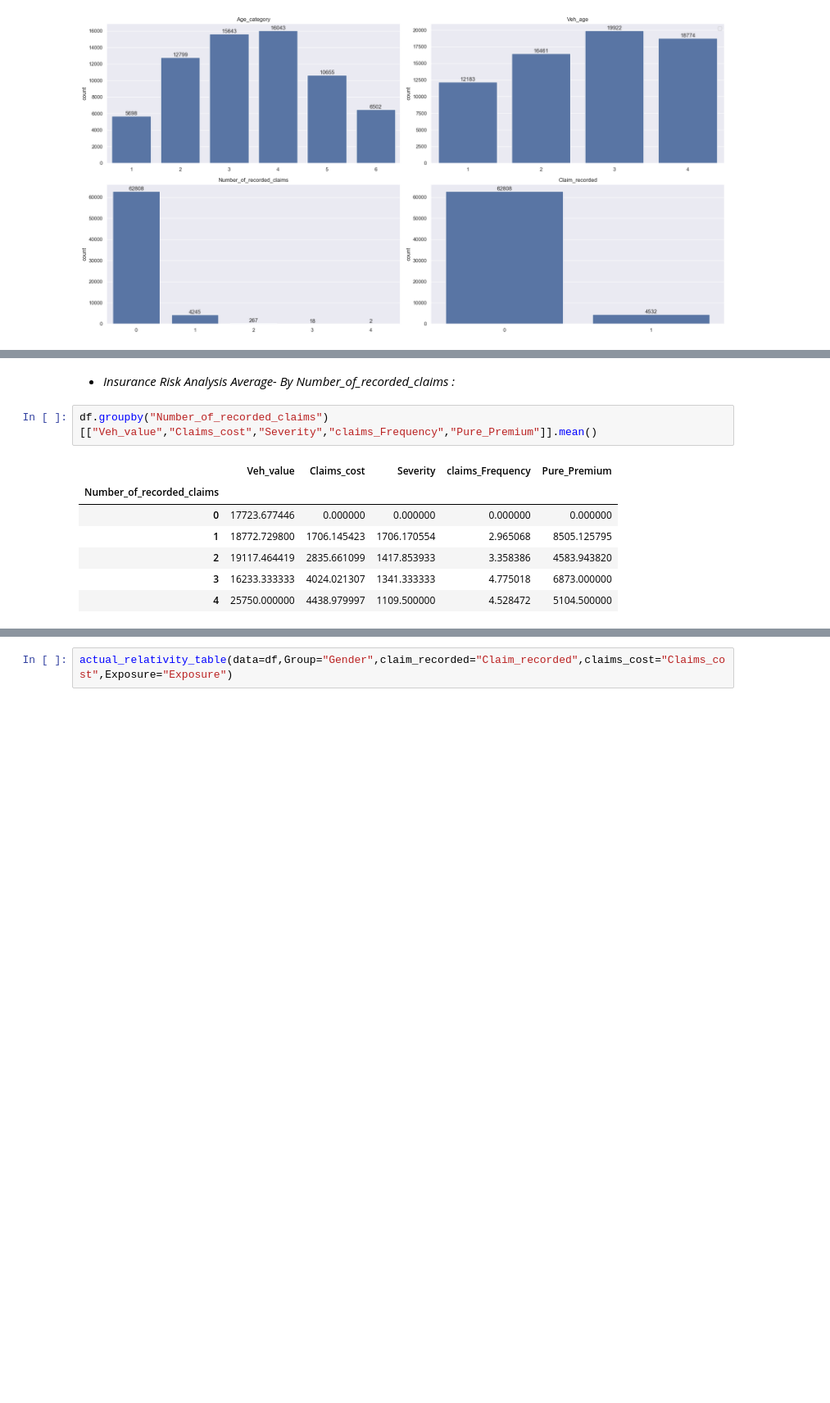
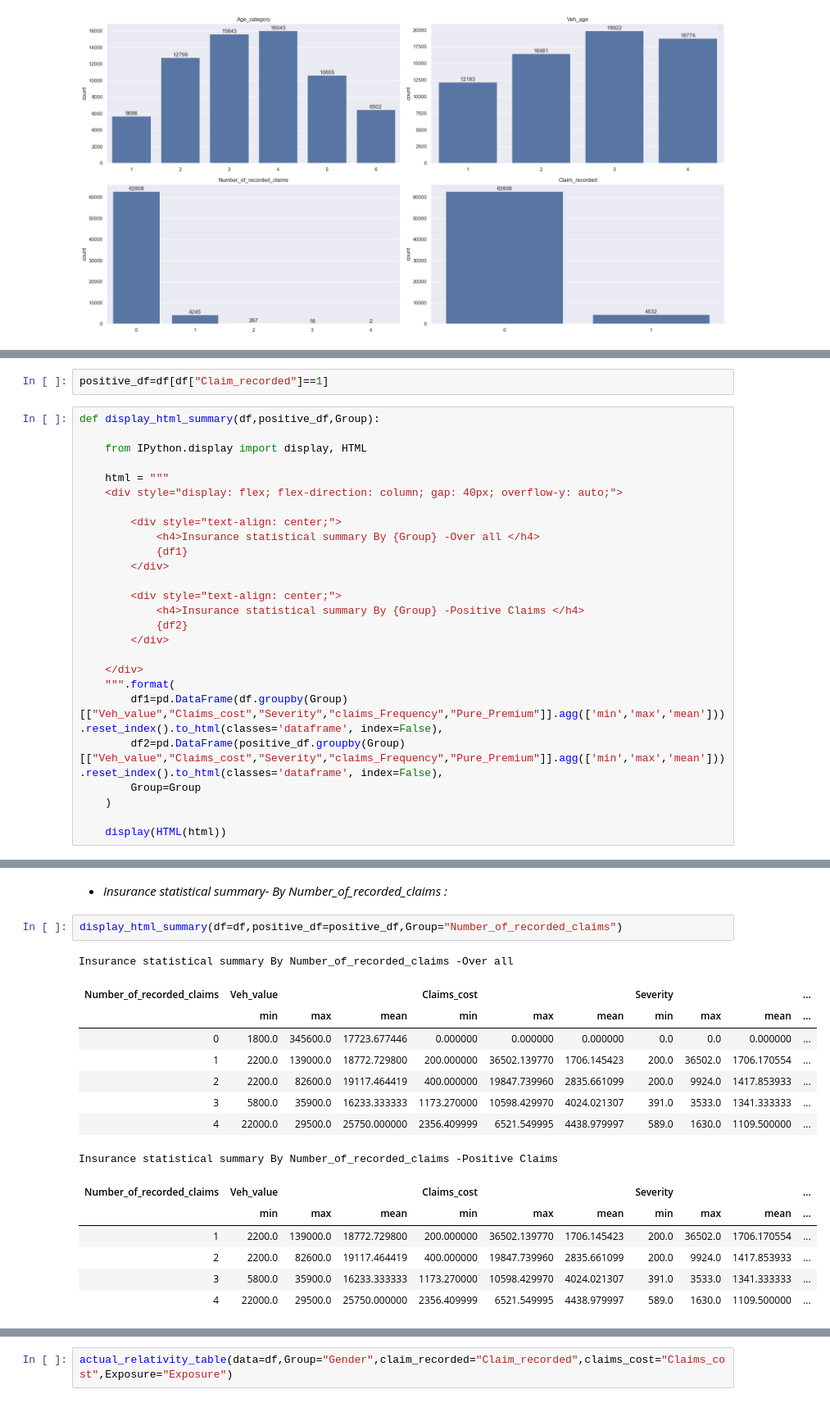
Before and after one commit to omars1234/Auto_Mobile_Inusrance_Analysis, a Jupyter notebook: Project_NoteBook.ipynb, the cells around one changed output, grey strips where cells are left out. Shown at 82% size. Cells and saved outputs as stored; diff of their text form; blank space fills up the shorter version.

```diff
--- a/Project_NoteBook.ipynb
+++ b/Project_NoteBook.ipynb
@@ -396 +390,29 @@ df[["Veh_value","Claims_cost","Severity","claims_Frequency","Pure_Premium"]].mea
+# %%
+positive_df=df[df["Claim_recorded"]==1]
+# %%
+def display_html_summary(df,positive_df,Group):
+
+    from IPython.display import display, HTML
+
+    html = """
+    <div style="display: flex; flex-direction: column; gap: 40px; overflow-y: auto;">
+
+        <div style="text-align: center;">
+            <h4>Insurance statistical summary By {Group} -Over all </h4>
+            {df1}
+        </div>
+
+        <div style="text-align: center;">
+            <h4>Insurance statistical summary By {Group} -Positive Claims </h4>
+            {df2}
+        </div>
+
+    </div>
+    """.format(
+        df1=pd.DataFrame(df.groupby(Group)[["Veh_value","Claims_cost","Severity","claims_Frequency","Pure_Premium"]].agg(['min','max','mean'])).reset_index().to_html(classes='dataframe', index=False),
+        df2=pd.DataFrame(positive_df.groupby(Group)[["Veh_value","Claims_cost","Severity","claims_Frequency","Pure_Premium"]].agg(['min','max','mean'])).reset_index().to_html(classes='dataframe', index=False),
+        Group=Group
+    )
+
+    display(HTML(html))
 # %% [markdown]
@@ -442,13 +504,21 @@ df.groupby("Veh_age")[["Veh_value","Claims_cost","Severity","claims_Frequency","
 # %% [markdown]
-* *Insurance Risk Analysis Average- By Number_of_recorded_claims :*
+* *Insurance statistical summary- By Number_of_recorded_claims :*
 # %%
-df.groupby("Number_of_recorded_claims")[["Veh_value","Claims_cost","Severity","claims_Frequency","Pure_Premium"]].mean()
+display_html_summary(df=df,positive_df=positive_df,Group="Number_of_recorded_claims")
 # %% [output]
+Insurance statistical summary By Number_of_recorded_claims -Over all
-|  | Veh_value | Claims_cost | Severity | claims_Frequency | Pure_Premium |
-| Number_of_recorded_claims |  |  |  |  |  |
-| 0 | 17723.677446 | 0.000000 | 0.000000 | 0.000000 | 0.000000 |
-| 1 | 18772.729800 | 1706.145423 | 1706.170554 | 2.965068 | 8505.125795 |
-| 2 | 19117.464419 | 2835.661099 | 1417.853933 | 3.358386 | 4583.943820 |
-| 3 | 16233.333333 | 4024.021307 | 1341.333333 | 4.775018 | 6873.000000 |
-| 4 | 25750.000000 | 4438.979997 | 1109.500000 | 4.528472 | 5104.500000 |
+| Number_of_recorded_claims | Veh_value |  |  | Claims_cost |  |  | Severity |  |  | ... |
+|  | min | max | mean | min | max | mean | min | max | mean | ... |
+| 0 | 1800.0 | 345600.0 | 17723.677446 | 0.000000 | 0.000000 | 0.000000 | 0.0 | 0.0 | 0.000000 | ... |
+| 1 | 2200.0 | 139000.0 | 18772.729800 | 200.000000 | 36502.139770 | 1706.145423 | 200.0 | 36502.0 | 1706.170554 | ... |
+| 2 | 2200.0 | 82600.0 | 19117.464419 | 400.000000 | 19847.739960 | 2835.661099 | 200.0 | 9924.0 | 1417.853933 | ... |
+| 3 | 5800.0 | 35900.0 | 16233.333333 | 1173.270000 | 10598.429970 | 4024.021307 | 391.0 | 3533.0 | 1341.333333 | ... |
+| 4 | 22000.0 | 29500.0 | 25750.000000 | 2356.409999 | 6521.549995 | 4438.979997 | 589.0 | 1630.0 | 1109.500000 | ... |
+Insurance statistical summary By Number_of_recorded_claims -Positive Claims
+| Number_of_recorded_claims | Veh_value |  |  | Claims_cost |  |  | Severity |  |  | ... |
+|  | min | max | mean | min | max | mean | min | max | mean | ... |
+| 1 | 2200.0 | 139000.0 | 18772.729800 | 200.000000 | 36502.139770 | 1706.145423 | 200.0 | 36502.0 | 1706.170554 | ... |
+| 2 | 2200.0 | 82600.0 | 19117.464419 | 400.000000 | 19847.739960 | 2835.661099 | 200.0 | 9924.0 | 1417.853933 | ... |
+| 3 | 5800.0 | 35900.0 | 16233.333333 | 1173.270000 | 10598.429970 | 4024.021307 | 391.0 | 3533.0 | 1341.333333 | ... |
+| 4 | 22000.0 | 29500.0 | 25750.000000 | 2356.409999 | 6521.549995 | 4438.979997 | 589.0 | 1630.0 | 1109.500000 | ... |
 # %% [markdown]
```
Also changed, not shown: parts of 38 cells of this notebook, 2 other files.
